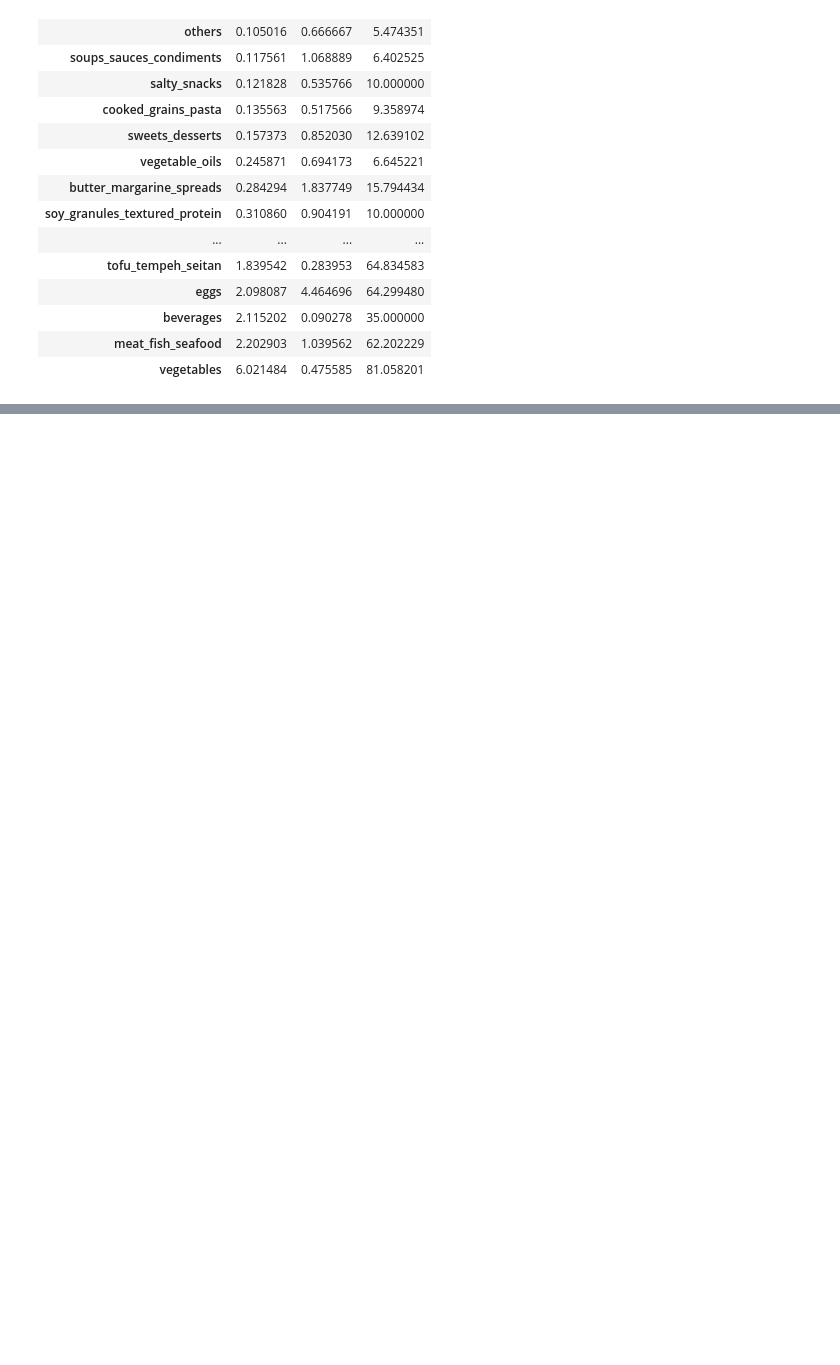
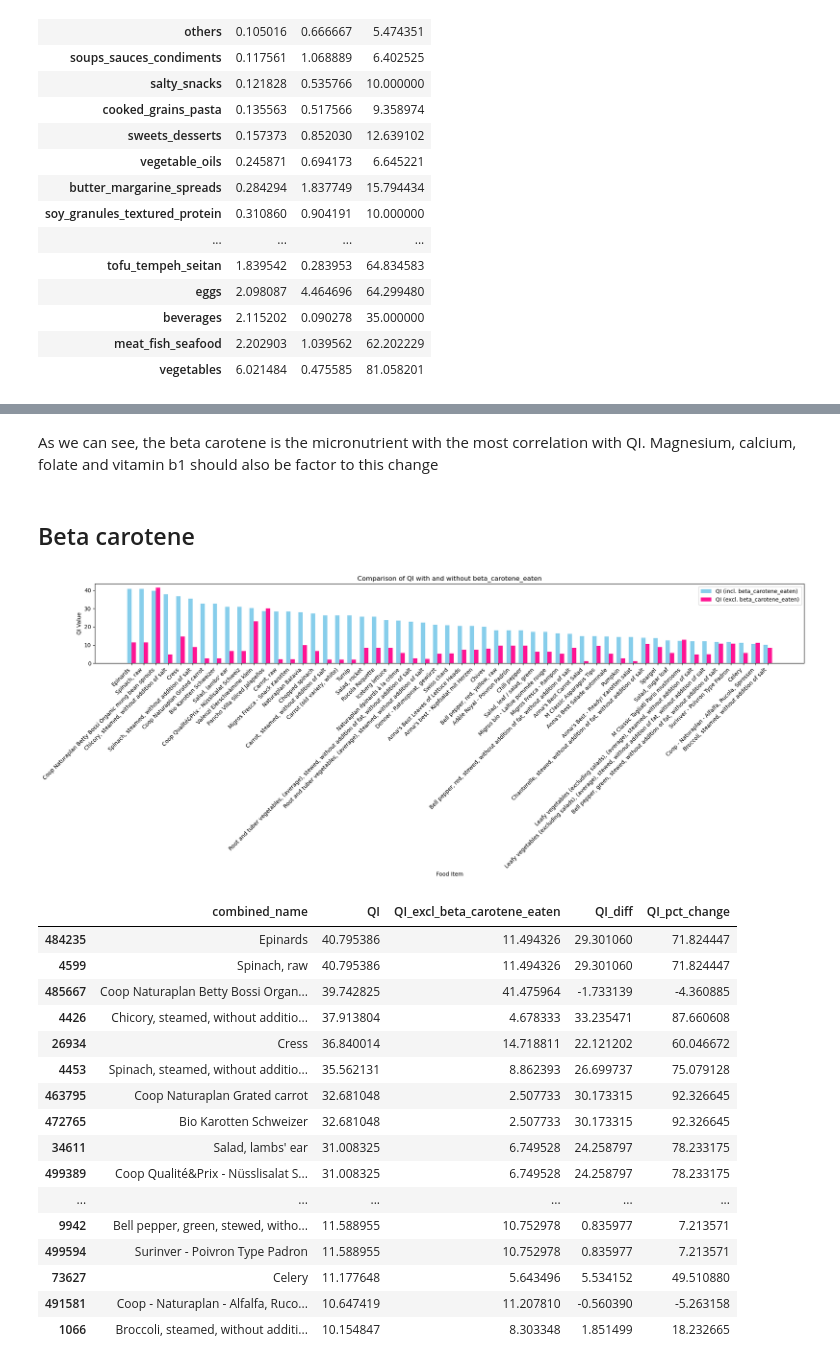
Before and after one commit to sskyxx/Bachelor-Project, a Jupyter notebook: Vegetables_data.ipynb, the cells around one changed output, grey strips where cells are left out. Drawn from its saved outputs; the diff is of its cells as text; code cells hidden in the pictures; blank space fills up the shorter version.

```diff
--- a/Vegetables_data.ipynb
+++ b/Vegetables_data.ipynb
@@ -203,0 +266,2 @@ df_vegetable.drop_duplicates('combined_name').sort_values('QI', ascending=False)
+# %% [markdown]
+As we can see, the beta carotene is the micronutrient with the most correlation with QI. Magnesium, calcium, folate and vitamin b1 should also be factor to this change
@@ -203,0 +277,35 @@ df_vegetable.drop_duplicates('combined_name').sort_values('QI', ascending=False)
+# %%
+def compare_qi_excluding_nutrient(df, nutrient_to_exclude, qualifying_nutrients, new_col_name=None,scaling_factor=2000):
+
+
+    if new_col_name is None:
+        new_col_name = f"QI_excl_{nutrient_to_exclude}"
+
+
+    df[new_col_name] = df.apply(lambda row: compute_qi_excluding(row, qualifying_nutrients, exclude=nutrient_to_exclude, scaling_factor=scaling_factor), axis=1)
+
+
+    df_plot = df.drop_duplicates('combined_name').copy()
+    df_plot = df_plot[['combined_name', 'QI', new_col_name]]
+
+    labels = df_plot['combined_name'].tolist()
+    x = np.arange(len(labels))
+    width = 0.35
+
+
+    plt.figure(figsize=(20, 8))
+    plt.bar(x - width/2, df_plot['QI'], width, label='QI (incl. ' + nutrient_to_exclude + ')', color='skyblue')
+    plt.bar(x + width/2, df_plot[new_col_name], width, label=f"QI (excl. {nutrient_to_exclude})", color='deeppink')
+
+    plt.xlabel('Food Item')
+    plt.ylabel('QI Value')
+    plt.title(f"Comparison of QI with and without {nutrient_to_exclude}")
+    plt.xticks(x, labels, rotation=45, ha='right')
+    plt.legend()
+    plt.tight_layout()
+    plt.show()
+
+    df_plot['QI_diff'] = df_plot['QI'] - df_plot[new_col_name]
+    df_plot['QI_pct_change'] = (df_plot['QI_diff'] / df_plot['QI']) * 100
+
+    return df_plot
@@ -203,0 +356,25 @@ df_vegetable.drop_duplicates('combined_name').sort_values('QI', ascending=False)
+# %% [markdown]
+## Beta carotene
+# %%
+df_vegetable_beta_carotene = compare_qi_excluding_nutrient(df=high_qi_vegetable, nutrient_to_exclude='beta_carotene_eaten', qualifying_nutrients=qualifying_nutrients)
+
+df_vegetable_beta_carotene
+# %% [output]
+[figure, added]
+|  | combined_name | QI | QI_excl_beta_carotene_eaten | QI_diff | QI_pct_change |
+| 484235 | Epinards | 40.795386 | 11.494326 | 29.301060 | 71.824447 |
+| 4599 | Spinach, raw | 40.795386 | 11.494326 | 29.301060 | 71.824447 |
+| 485667 | Coop Naturaplan Betty Bossi Organ... | 39.742825 | 41.475964 | -1.733139 | -4.360885 |
+| 4426 | Chicory, steamed, without additio... | 37.913804 | 4.678333 | 33.235471 | 87.660608 |
+| 26934 | Cress | 36.840014 | 14.718811 | 22.121202 | 60.046672 |
+| 4453 | Spinach, steamed, without additio... | 35.562131 | 8.862393 | 26.699737 | 75.079128 |
+| 463795 | Coop Naturaplan Grated carrot | 32.681048 | 2.507733 | 30.173315 | 92.326645 |
+| 472765 | Bio Karotten Schweizer | 32.681048 | 2.507733 | 30.173315 | 92.326645 |
+| 34611 | Salad, lambs' ear | 31.008325 | 6.749528 | 24.258797 | 78.233175 |
+| 499389 | Coop Qualité&Prix - Nüsslisalat S... | 31.008325 | 6.749528 | 24.258797 | 78.233175 |
+| ... | ... | ... | ... | ... | ... |
+| 9942 | Bell pepper, green, stewed, witho... | 11.588955 | 10.752978 | 0.835977 | 7.213571 |
+| 499594 | Surinver - Poivron Type Padron | 11.588955 | 10.752978 | 0.835977 | 7.213571 |
+| 73627 | Celery | 11.177648 | 5.643496 | 5.534152 | 49.510880 |
+| 491581 | Coop - Naturaplan - Alfalfa, Ruco... | 10.647419 | 11.207810 | -0.560390 | -5.263158 |
+| 1066 | Broccoli, steamed, without additi... | 10.154847 | 8.303348 | 1.851499 | 18.232665 |
```
Also changed, not shown: parts of 40 cells of this notebook, 1 other file.
